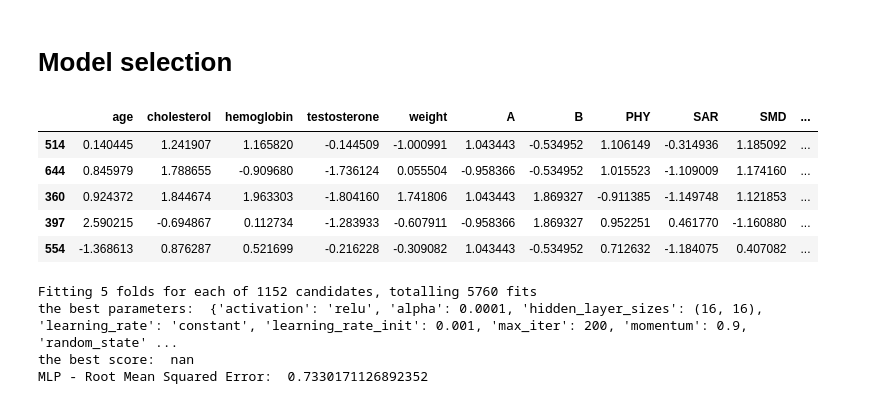
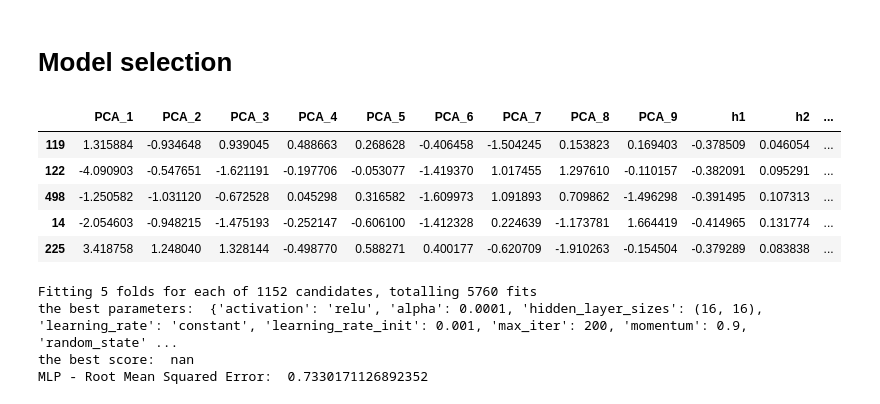
Before and after one commit to FedericaRoberto/UCL-ML-Project, a Jupyter notebook: main.ipynb, the cells around one changed output. Drawn from its saved outputs; the diff is of its cells as text; code cells hidden in the pictures.

```diff
--- a/main.ipynb
+++ b/main.ipynb
@@ -596,21 +634,27 @@ Name: FEATURE, dtype: int64
 # %%
 selected_columns = ['age', 'cholesterol', 'hemoglobin', 'testosterone', 'weight', 'A', 'B', 'PHY', 'SAR', 'SMD', 'SML']
 new_data = Xtab1[selected_columns]
+# Do the PCA of 9 components
+pca = decomposition.PCA(n_components=9)
+pca.fit(new_data)
+new_data = pca.transform(new_data)
+new_data = pd.DataFrame(new_data)
+new_data.columns = ['PCA_1', 'PCA_2', 'PCA_3', 'PCA_4', 'PCA_5', 'PCA_6', 'PCA_7', 'PCA_8', 'PCA_9']
 # add the MyXimg1 to the data
-new_data = pd.concat([new_data, MyXimg1], axis=1)
+new_data = pd.concat([new_data, Ximg1], axis=1)
 
 # drop the columns img_filename
 new_data = new_data.drop(['img_filename'], axis=1)
 # new_data.head()
 target_data = Xtab1['LOG_Y']
 target_data.head()
 # split the data into training and testing data
 X_train, X_test, y_train, y_test = train_test_split(new_data, target_data, test_size=0.2)
 X_train.head()
 # %% [output]
-|  | age | cholesterol | hemoglobin | testosterone | weight | A | B | PHY | SAR | SMD | ... |
-| 514 | 0.140445 | 1.241907 | 1.165820 | -0.144509 | -1.000991 | 1.043443 | -0.534952 | 1.106149 | -0.314936 | 1.185092 | ... |
-| 644 | 0.845979 | 1.788655 | -0.909680 | -1.736124 | 0.055504 | -0.958366 | -0.534952 | 1.015523 | -1.109009 | 1.174160 | ... |
-| 360 | 0.924372 | 1.844674 | 1.963303 | -1.804160 | 1.741806 | 1.043443 | 1.869327 | -0.911385 | -1.149748 | 1.121853 | ... |
-| 397 | 2.590215 | -0.694867 | 0.112734 | -1.283933 | -0.607911 | -0.958366 | 1.869327 | 0.952251 | 0.461770 | -1.160880 | ... |
-| 554 | -1.368613 | 0.876287 | 0.521699 | -0.216228 | -0.309082 | 1.043443 | -0.534952 | 0.712632 | -1.184075 | 0.407082 | ... |
+|  | PCA_1 | PCA_2 | PCA_3 | PCA_4 | PCA_5 | PCA_6 | PCA_7 | PCA_8 | PCA_9 | h1 | h2 | ... |
+| 119 | 1.315884 | -0.934648 | 0.939045 | 0.488663 | 0.268628 | -0.406458 | -1.504245 | 0.153823 | 0.169403 | -0.378509 | 0.046054 | ... |
+| 122 | -4.090903 | -0.547651 | -1.621191 | -0.197706 | -0.053077 | -1.419370 | 1.017455 | 1.297610 | -0.110157 | -0.382091 | 0.095291 | ... |
+| 498 | -1.250582 | -1.031120 | -0.672528 | 0.045298 | 0.316582 | -1.609973 | 1.091893 | 0.709862 | -1.496298 | -0.391495 | 0.107313 | ... |
+| 14 | -2.054603 | -0.948215 | -1.475193 | -0.252147 | -0.606100 | -1.412328 | 0.224639 | -1.173781 | 1.664419 | -0.414965 | 0.131774 | ... |
+| 225 | 3.418758 | 1.248040 | 1.328144 | -0.498770 | 0.588271 | 0.400177 | -0.620709 | -1.910263 | -0.154504 | -0.379289 | 0.083838 | ... |
```
Also changed, not shown: parts of 3 cells of this notebook.
